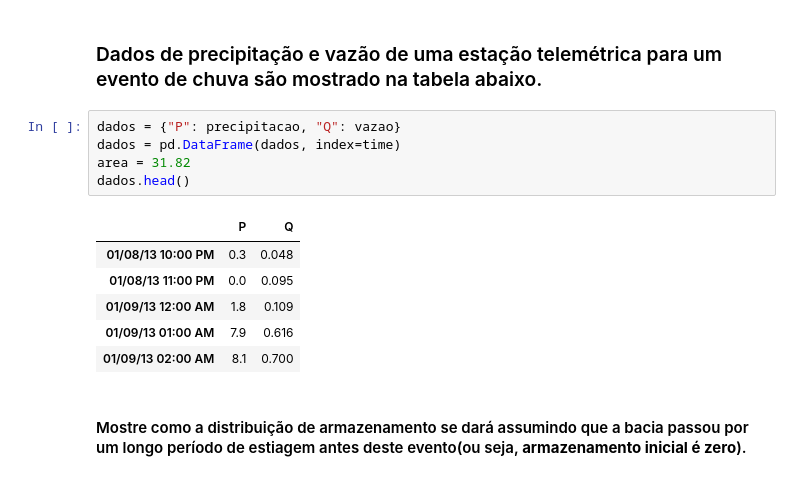
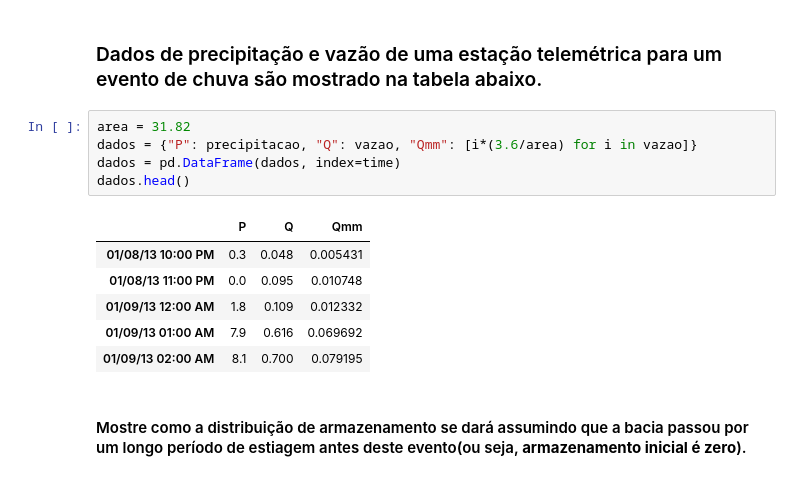
Before and after one commit to clebsonpy/PPGRHS_Disciplinas, a Jupyter notebook: Balanco.ipynb, the cells around one changed output. Saved outputs shown, nothing was run; the diff lists cells and outputs as text.

```diff
--- a/Balanco.ipynb
+++ b/Balanco.ipynb
@@ -45,17 +45,17 @@ len(vazao)
 # %% [markdown]
 ### Dados de precipitação e vazão de uma estação telemétrica para um evento de chuva são mostrado na tabela abaixo.
 # %%
-dados = {"P": precipitacao, "Q": vazao}
+area = 31.82
+dados = {"P": precipitacao, "Q": vazao, "Qmm": [i*(3.6/area) for i in vazao]}
 dados = pd.DataFrame(dados, index=time)
-area = 31.82
 dados.head()
 # %% [output]
-|  | P | Q |
-| 01/08/13 10:00 PM | 0.3 | 0.048 |
-| 01/08/13 11:00 PM | 0.0 | 0.095 |
-| 01/09/13 12:00 AM | 1.8 | 0.109 |
-| 01/09/13 01:00 AM | 7.9 | 0.616 |
-| 01/09/13 02:00 AM | 8.1 | 0.700 |
+|  | P | Q | Qmm |
+| 01/08/13 10:00 PM | 0.3 | 0.048 | 0.005431 |
+| 01/08/13 11:00 PM | 0.0 | 0.095 | 0.010748 |
+| 01/09/13 12:00 AM | 1.8 | 0.109 | 0.012332 |
+| 01/09/13 01:00 AM | 7.9 | 0.616 | 0.069692 |
+| 01/09/13 02:00 AM | 8.1 | 0.700 | 0.079195 |
 # %% [markdown]
 #### Mostre como a distribuição de armazenamento se dará assumindo que a bacia passou por um longo período de estiagem antes deste evento(ou seja, **armazenamento inicial é zero**).
 # %% [markdown]
```
Also changed, not shown: parts of 8 cells of this notebook, 2 other files.
